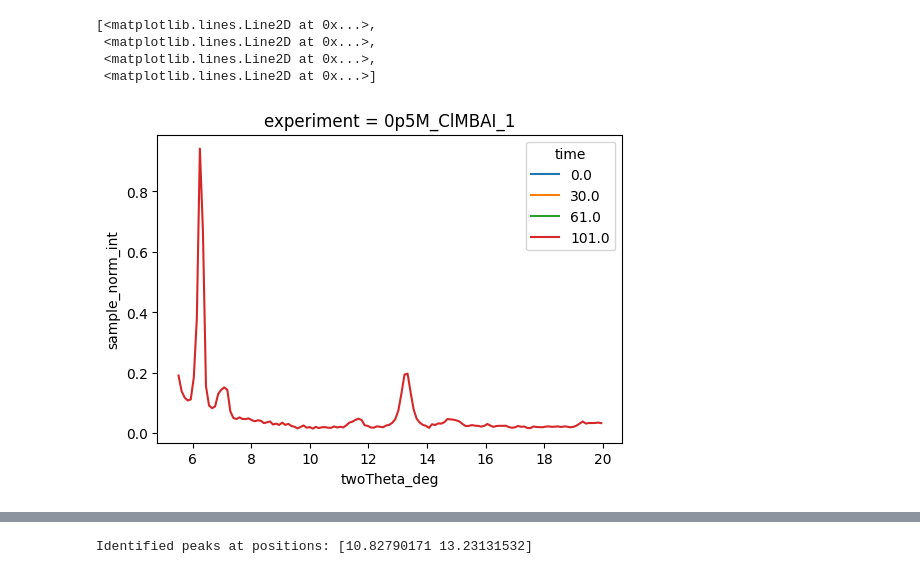
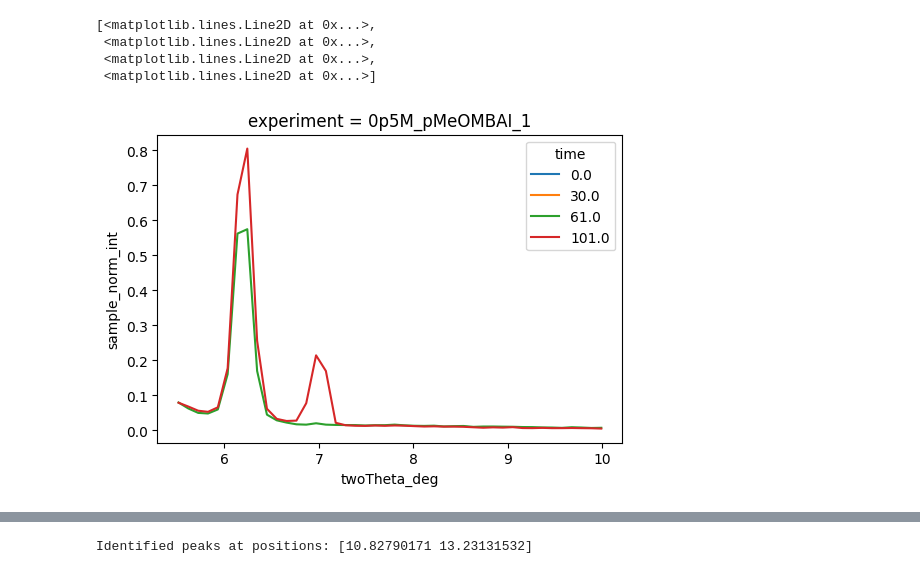
Before and after one commit to yyrliu/als-xrd-12-3-2, a Jupyter notebook: peak_int.ipynb, the cells around one changed output, grey strips where cells are left out. Saved outputs shown, nothing was run; the diff lists cells and outputs as text; code cells hidden in the pictures.

```diff
--- a/peak_int.ipynb
+++ b/peak_int.ipynb
@@ -6,17 +6,17 @@ import xarray as xr
 # %%
 pdataset = xr.open_dataset(r"G:\Shared drives\Sutter-Fella Lab\ECRP-Project\results\beamtime_Dec2025\giwaxs_combined.nc")
 
 pdataset = pdataset.swap_dims({"q_A^-1": "twoTheta_deg"})
 
-sample_1 = pdataset.isel(experiment=1)
+sample_1 = pdataset.isel(experiment=3)
 
 fig, ax = plt.subplots(figsize=(6,4))
 
-sample_1["sample_norm_int"].sel(twoTheta_deg=slice(5.5, 20)).sel(time=[0, 30, 60, 100], method='nearest').plot.line(x="twoTheta_deg", ax=ax)
+sample_1["sample_norm_int"].sel(twoTheta_deg=slice(5.5, 10)).sel(time=[0, 30, 60, 100], method='nearest').plot.line(x="twoTheta_deg", ax=ax)
 # %% [output]
 [<matplotlib.lines.Line2D at 0x...>,
  <matplotlib.lines.Line2D at 0x...>,
  <matplotlib.lines.Line2D at 0x...>,
  <matplotlib.lines.Line2D at 0x...>]
-[figure, old version]
+[figure, new version]
 # %%
```
Also changed, not shown: parts of 8 cells of this notebook, 2 other files.
